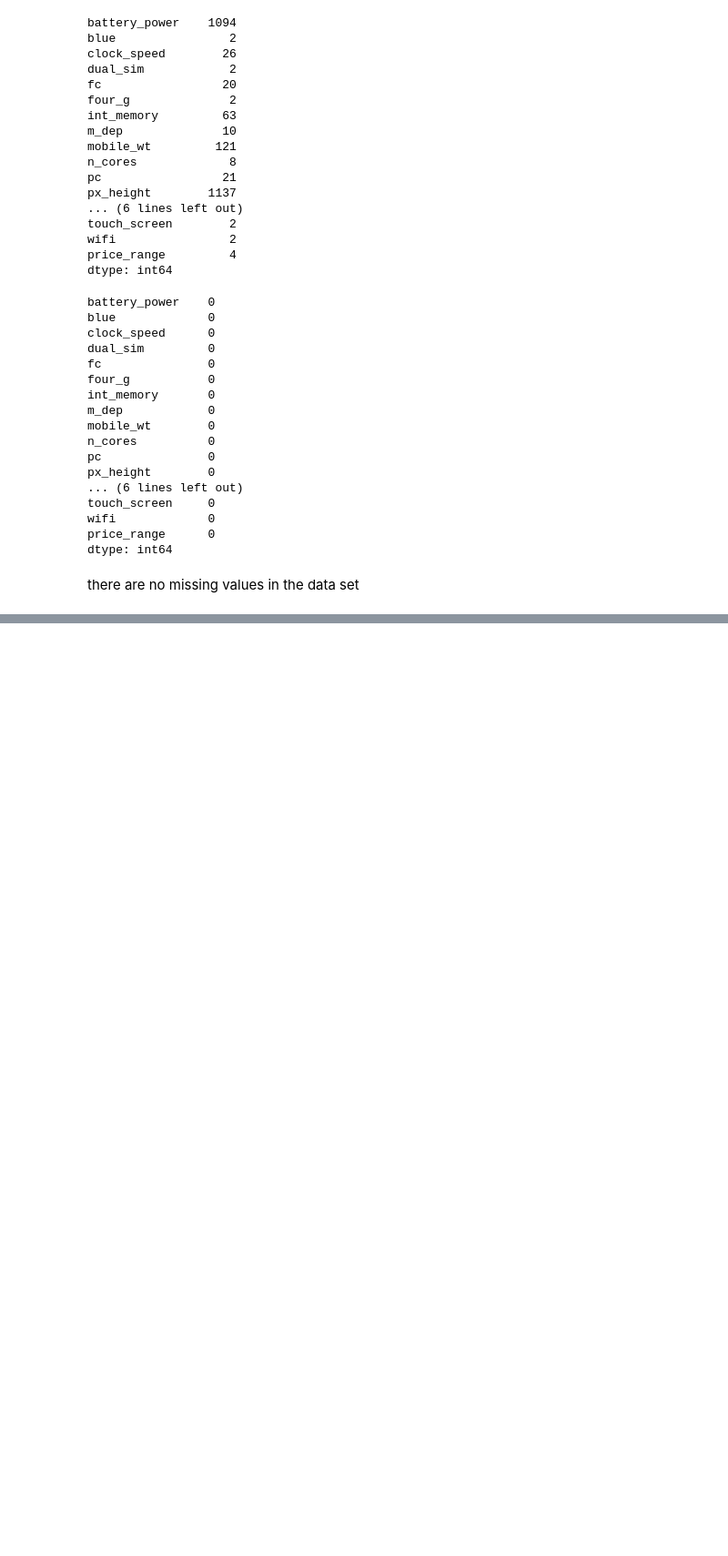
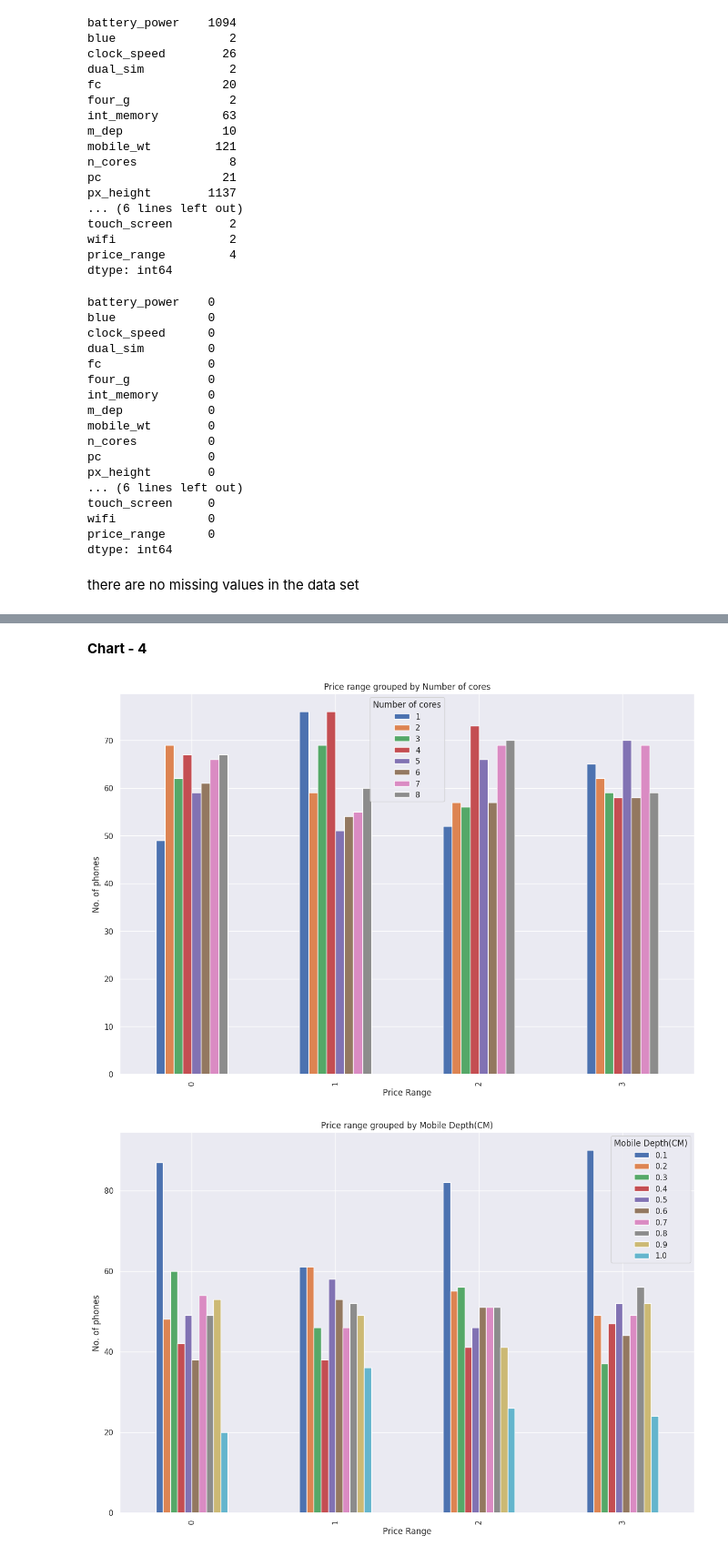
Before and after one commit to atulchune/Mobile-price-range-Prediction, a Jupyter notebook: Mobile_Price_Range_Prediction.ipynb, the cells around one changed output, grey strips where cells are left out. Shown at 91% size. Cells and saved outputs as stored; diff of their text form; code cells hidden in the pictures; blank space fills up the shorter version.

```diff
--- a/Mobile_Price_Range_Prediction.ipynb
+++ b/Mobile_Price_Range_Prediction.ipynb
@@ -245,0 +413,14 @@ there are no missing values in the data set
+# %% [markdown]
+**Chart - 4**
+# %%
+# Chart - 4 visualization code
+
+list_2=['Number of cores','Mobile Depth(CM)']
+for item in list_2:
+
+  df.groupby(['Price Range'])[item].value_counts().unstack().plot.bar(figsize=(15,10))
+  plt.title(f'Price range grouped by {item}')
+  plt.ylabel('No. of phones')
+# %% [output]
+[figure, added]
+[figure, added]
```
Also changed, not shown: parts of 41 cells of this notebook.
